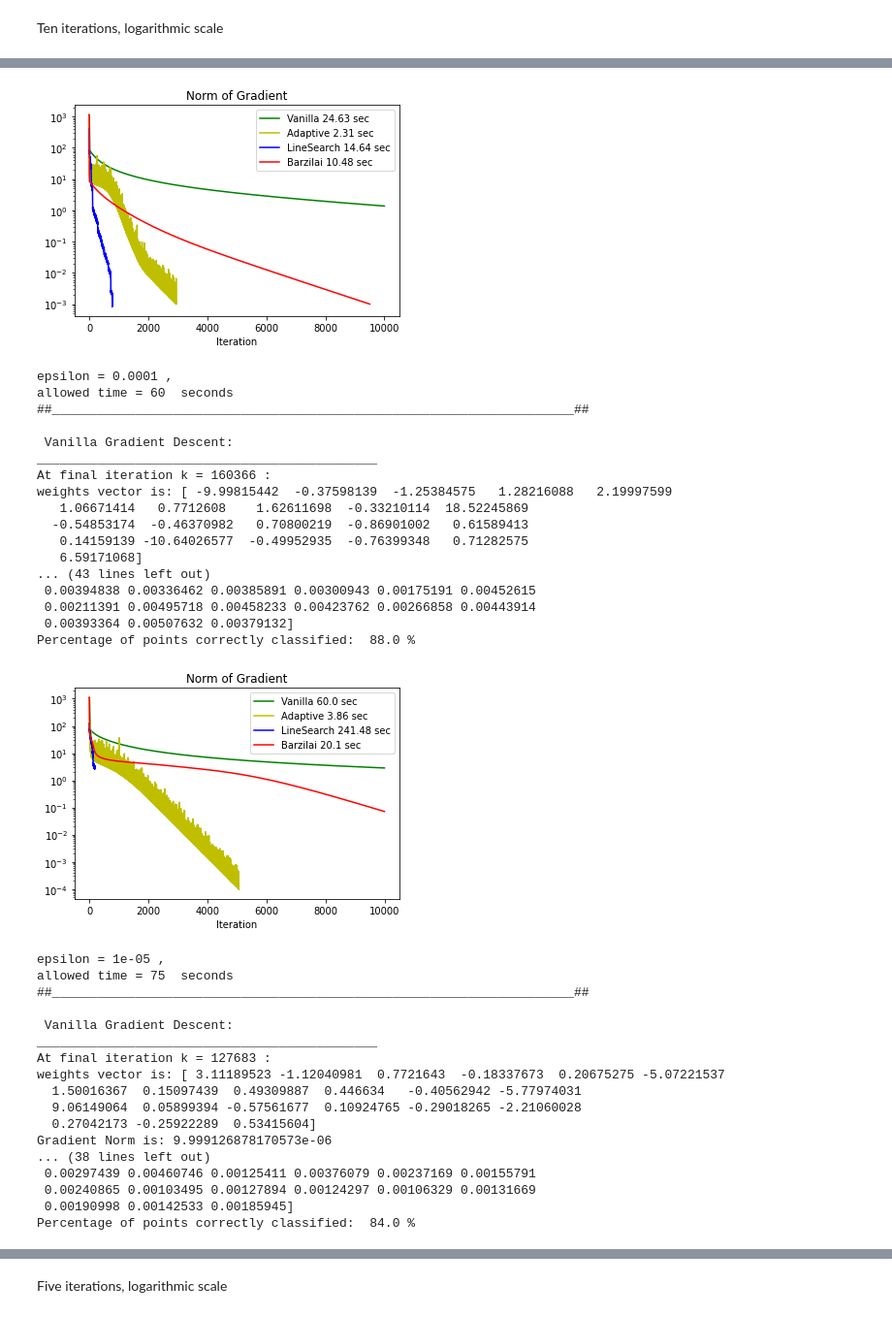
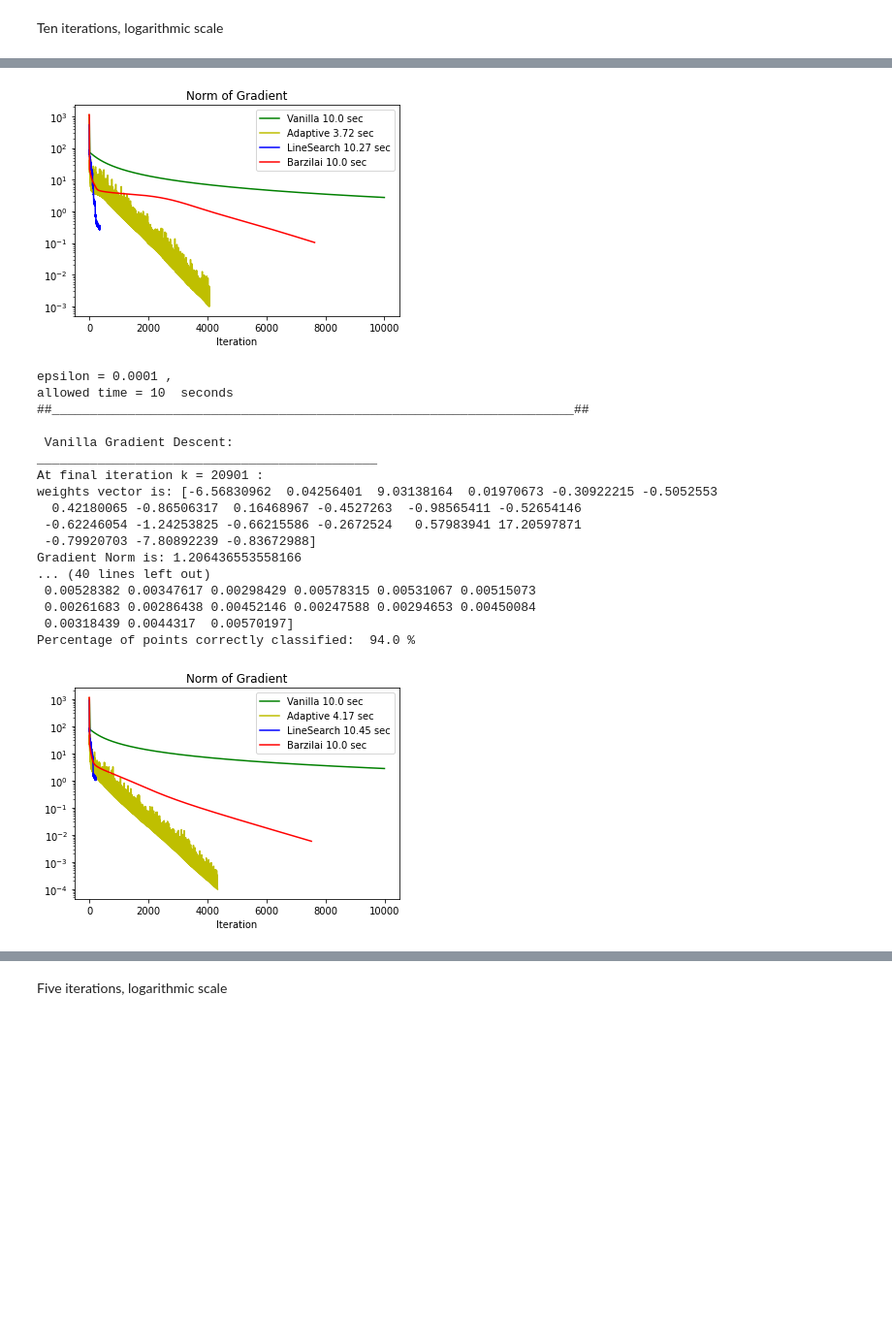
Before and after one commit to Swanchris/c_swan_research, a Jupyter notebook: 2_LogReg_clean.ipynb, the cells around one changed output, grey strips where cells are left out. Shown at 97% size. Drawn from its saved outputs; the diff is of its cells as text; code cells hidden in the pictures; blank space fills up the shorter version.

```diff
--- a/2_LogReg_clean.ipynb
+++ b/2_LogReg_clean.ipynb
@@ -44,8 +76,10 @@ class logRegGD:
         norm_X = 1 - ((maxs - X)/rng)
         return norm_X
 
+
+
     def generate(self, samples, test_size): # generates sample data
-        sample_data = ds(n_samples=samples)
+        sample_data = Make(n_samples=samples, random_state = 13)
         augmented_data = np.concatenate((np.array([[1]*len(sample_data[0])]).T,\
                                          self.normalise(sample_data[0])), axis =1)
         entire_set = list(sample_data)
@@ -216,6 +250,7 @@ class logRegGD:
         plt.xlabel('Iteration')
         plt.legend(loc='best')
         plt.title(label = 'Norm of Gradient') # in domain [{}, {}]'.format(0, 600 ) )
+        plt.savefig('logregplt.png', dpi=100)
         plt.show()
     def PrintResults(self):
         print('At final iteration k =', len(self.gr_list), ':')
@@ -224,3 +259,11 @@ class logRegGD:
         print('Time taken:', self.time)
         print('Final Lambda value: ', self.lamb)
         print('Percentage of points correctly classified: ', self.classi*100, "%")
+# %%
+G = logRegGD(1e-6 , 30, 2*10**4)
+G.generate(1000, 0.1)
+G.Vanilla()
+G.Adaptive()
+G.LineSearch()
+G.Barzilai()
+G.PrintPlots()
@@ -227,10 +301,10 @@ class logRegGD:
 # %% [markdown]
 Ten iterations, logarithmic scale
 # %%
-for i in range(1,10):
-    G = logRegGD(10**(-i) , 30, 10**4)
+for i in range(1,5):
+    G = logRegGD(10**(-i) , 10, 10**4)
     G.generate(1000, 0.1)
-    print("epsilon =", 10**(-i), ", \nallowed time =", 60, " seconds")
+    print("epsilon =", 10**(-i), ", \nallowed time =", 10, " seconds")
     print("##_____________________________________________________________________##")
     G.Vanilla()
     G.Adaptive()
@@ -310,36 +383,19 @@ Percentage of points correctly classified:  87.0 %
-[figure, old version]
+[figure, new version]
 epsilon = 0.0001 ,
-allowed time = 60  seconds
+allowed time = 10  seconds
 ##_____________________________________________________________________##
 
  Vanilla Gradient Descent:
 _____________________________________________
-At final iteration k = 160366 :
-weights vector is: [ -9.99815442  -0.37598139  -1.25384575   1.28216088   2.19997599
-   1.06671414   0.7712608    1.62611698  -0.33210114  18.52245869
-  -0.54853174  -0.46370982   0.70800219  -0.86901002   0.61589413
-   0.14159139 -10.64026577  -0.49952935  -0.76399348   0.71282575
-   6.59171068]
-... (43 lines left out)
- 0.00394838 0.00336462 0.00385891 0.00300943 0.00175191 0.00452615
- 0.00211391 0.00495718 0.00458233 0.00423762 0.00266858 0.00443914
- 0.00393364 0.00507632 0.00379132]
-Percentage of points correctly classified:  88.0 %
+At final iteration k = 20901 :
+weights vector is: [-6.56830962  0.04256401  9.03138164  0.01970673 -0.30922215 -0.5052553
+  0.42180065 -0.86506317  0.16468967 -0.4527263  -0.98565411 -0.52654146
+ -0.62246054 -1.24253825 -0.66215586 -0.2672524   0.57983941 17.20597871
+ -0.79920703 -7.80892239 -0.83672988]
+Gradient Norm is: 1.206436553558166
+... (40 lines left out)
+ 0.00528382 0.00347617 0.00298429 0.00578315 0.00531067 0.00515073
+ 0.00261683 0.00286438 0.00452146 0.00247588 0.00294653 0.00450084
+ 0.00318439 0.0044317  0.00570197]
+Percentage of points correctly classified:  94.0 %
-[figure, old version]
+[figure, new version]
-epsilon = 1e-05 ,
-allowed time = 75  seconds
-##_____________________________________________________________________##
-
- Vanilla Gradient Descent:
-_____________________________________________
-At final iteration k = 127683 :
-weights vector is: [ 3.11189523 -1.12040981  0.7721643  -0.18337673  0.20675275 -5.07221537
-  1.50016367  0.15097439  0.49309887  0.446634   -0.40562942 -5.77974031
-  9.06149064  0.05899394 -0.57561677  0.10924765 -0.29018265 -2.21060028
-  0.27042173 -0.25922289  0.53415604]
-Gradient Norm is: 9.999126878170573e-06
-... (38 lines left out)
- 0.00297439 0.00460746 0.00125411 0.00376079 0.00237169 0.00155791
- 0.00240865 0.00103495 0.00127894 0.00124297 0.00106329 0.00131669
- 0.00190998 0.00142533 0.00185945]
-Percentage of points correctly classified:  84.0 %
```
Also changed, not shown: parts of 9 cells of this notebook, 42 other files.
